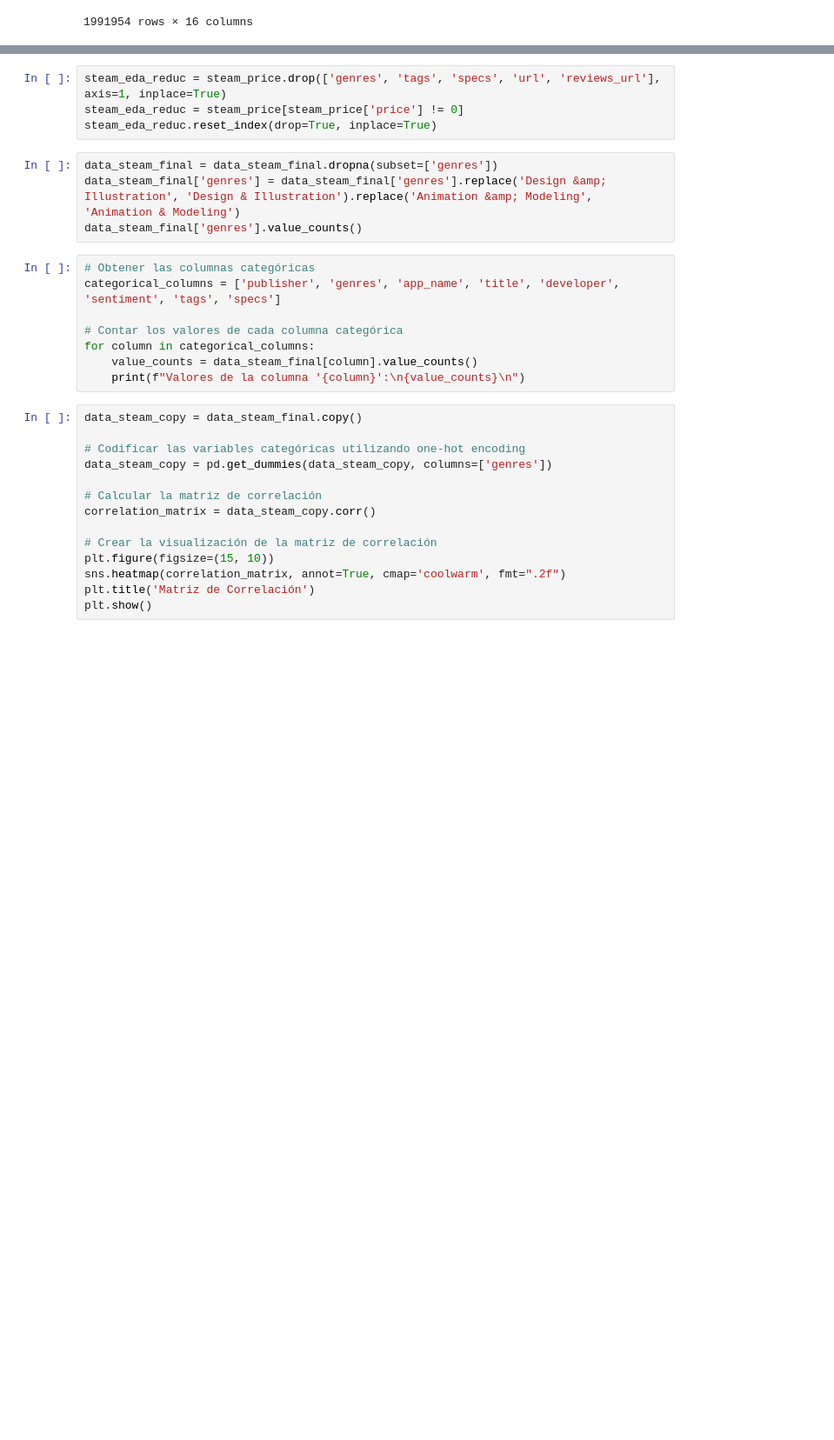
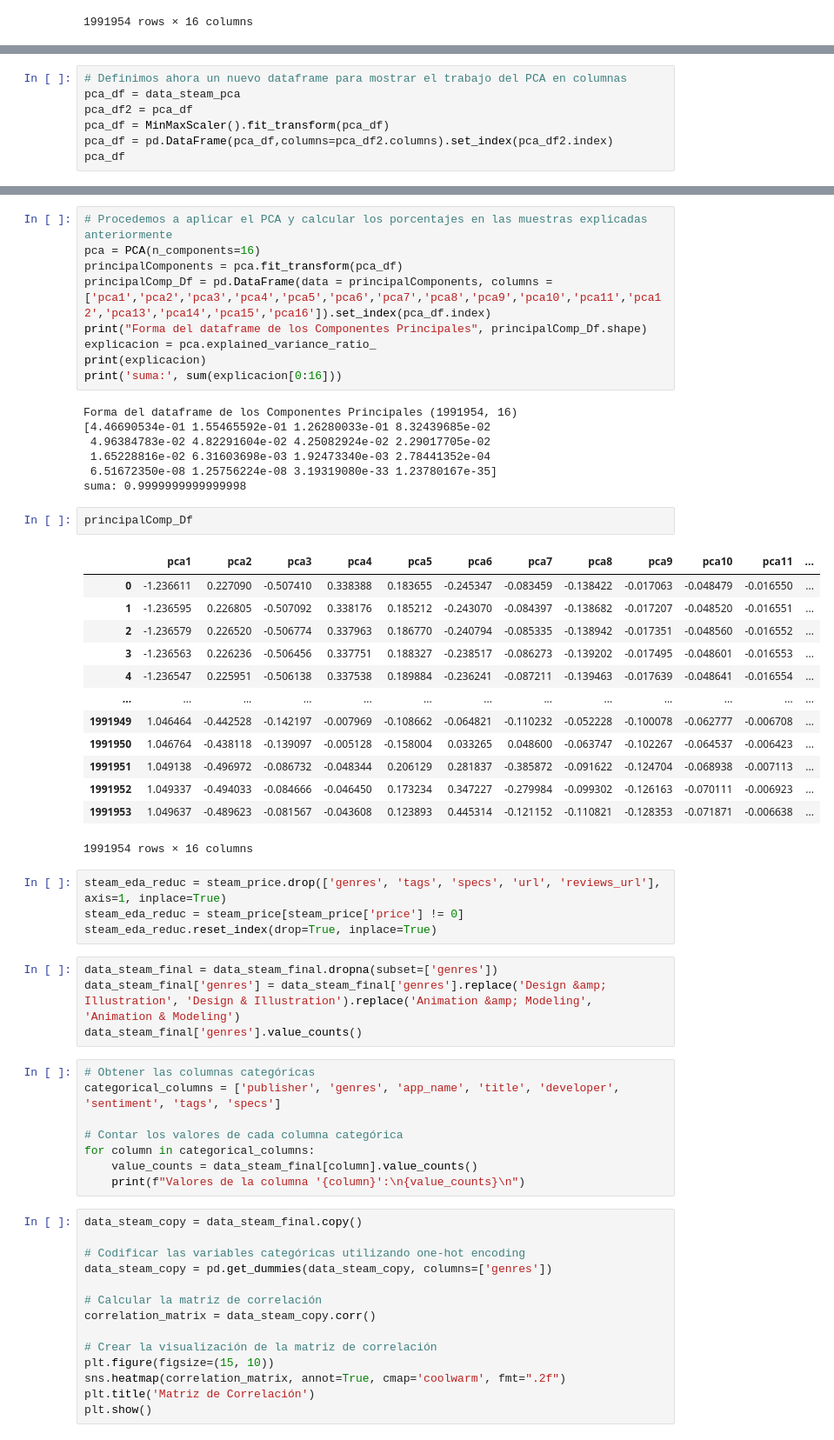
Before and after one commit to OvaR82/ProyectoHenry, a Jupyter notebook: ETL-EDA.ipynb, the cells around one changed output, grey strips where cells are left out. Shown at 87% size. Cells and saved outputs as stored; diff of their text form; blank space fills up the shorter version.

```diff
--- a/ETL-EDA.ipynb
+++ b/ETL-EDA.ipynb
@@ -191,0 +257,7 @@ data_steam_final
+# %%
+# Definimos ahora un nuevo dataframe para mostrar el trabajo del PCA en columnas
+pca_df = data_steam_pca
+pca_df2 = pca_df
+pca_df = MinMaxScaler().fit_transform(pca_df)
+pca_df = pd.DataFrame(pca_df,columns=pca_df2.columns).set_index(pca_df2.index)
+pca_df
@@ -192,3 +278,35 @@ data_steam_final
+# %%
+# Procedemos a aplicar el PCA y calcular los porcentajes en las muestras explicadas anteriormente
+pca = PCA(n_components=16)
+principalComponents = pca.fit_transform(pca_df)
+principalComp_Df = pd.DataFrame(data = principalComponents, columns = ['pca1','pca2','pca3','pca4','pca5','pca6','pca7','pca8','pca9','pca10','pca11','pca12','pca13','pca14','pca15','pca16']).set_index(pca_df.index)
+print("Forma del dataframe de los Componentes Principales", principalComp_Df.shape)
+explicacion = pca.explained_variance_ratio_
+print(explicacion)
+print('suma:', sum(explicacion[0:16]))
+# %% [output]
+Forma del dataframe de los Componentes Principales (1991954, 16)
+[4.46690534e-01 1.55465592e-01 1.26280033e-01 8.32439685e-02
+ 4.96384783e-02 4.82291604e-02 4.25082924e-02 2.29017705e-02
+ 1.65228816e-02 6.31603698e-03 1.92473340e-03 2.78441352e-04
+ 6.51672350e-08 1.25756224e-08 3.19319080e-33 1.23780167e-35]
+suma: 0.9999999999999998
+# %%
+principalComp_Df
+# %% [output]
+|  | pca1 | pca2 | pca3 | pca4 | pca5 | pca6 | pca7 | pca8 | pca9 | pca10 | pca11 | ... |
+| 0 | -1.236611 | 0.227090 | -0.507410 | 0.338388 | 0.183655 | -0.245347 | -0.083459 | -0.138422 | -0.017063 | -0.048479 | -0.016550 | ... |
+| 1 | -1.236595 | 0.226805 | -0.507092 | 0.338176 | 0.185212 | -0.243070 | -0.084397 | -0.138682 | -0.017207 | -0.048520 | -0.016551 | ... |
+| 2 | -1.236579 | 0.226520 | -0.506774 | 0.337963 | 0.186770 | -0.240794 | -0.085335 | -0.138942 | -0.017351 | -0.048560 | -0.016552 | ... |
+| 3 | -1.236563 | 0.226236 | -0.506456 | 0.337751 | 0.188327 | -0.238517 | -0.086273 | -0.139202 | -0.017495 | -0.048601 | -0.016553 | ... |
+| 4 | -1.236547 | 0.225951 | -0.506138 | 0.337538 | 0.189884 | -0.236241 | -0.087211 | -0.139463 | -0.017639 | -0.048641 | -0.016554 | ... |
+| ... | ... | ... | ... | ... | ... | ... | ... | ... | ... | ... | ... | ... |
+| 1991949 | 1.046464 | -0.442528 | -0.142197 | -0.007969 | -0.108662 | -0.064821 | -0.110232 | -0.052228 | -0.100078 | -0.062777 | -0.006708 | ... |
+| 1991950 | 1.046764 | -0.438118 | -0.139097 | -0.005128 | -0.158004 | 0.033265 | 0.048600 | -0.063747 | -0.102267 | -0.064537 | -0.006423 | ... |
+| 1991951 | 1.049138 | -0.496972 | -0.086732 | -0.048344 | 0.206129 | 0.281837 | -0.385872 | -0.091622 | -0.124704 | -0.068938 | -0.007113 | ... |
+| 1991952 | 1.049337 | -0.494033 | -0.084666 | -0.046450 | 0.173234 | 0.347227 | -0.279984 | -0.099302 | -0.126163 | -0.070111 | -0.006923 | ... |
+| 1991953 | 1.049637 | -0.489623 | -0.081567 | -0.043608 | 0.123893 | 0.445314 | -0.121152 | -0.110821 | -0.128353 | -0.071871 | -0.006638 | ... |
+1991954 rows × 16 columns
 # %%
 steam_eda_reduc = steam_price.drop(['genres', 'tags', 'specs', 'url', 'reviews_url'], axis=1, inplace=True)
 steam_eda_reduc = steam_price[steam_price['price'] != 0]
```
Also changed, not shown: parts of 7 cells of this notebook.
